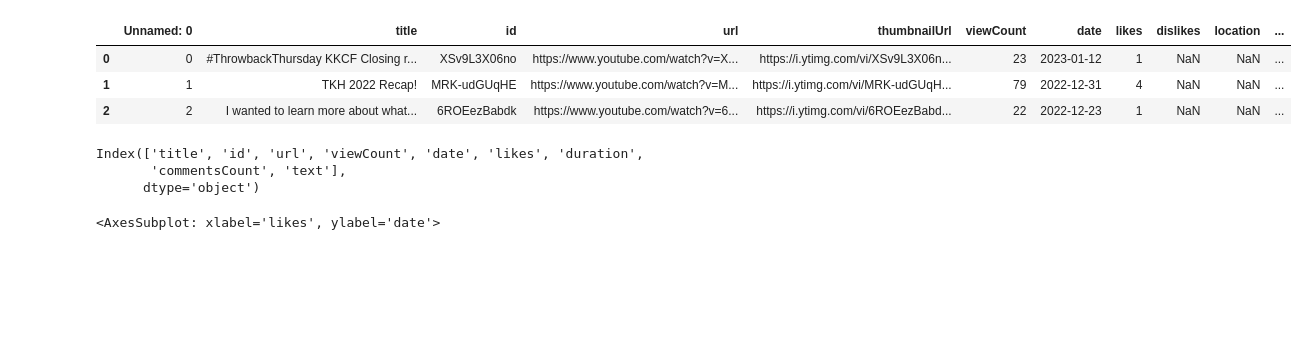
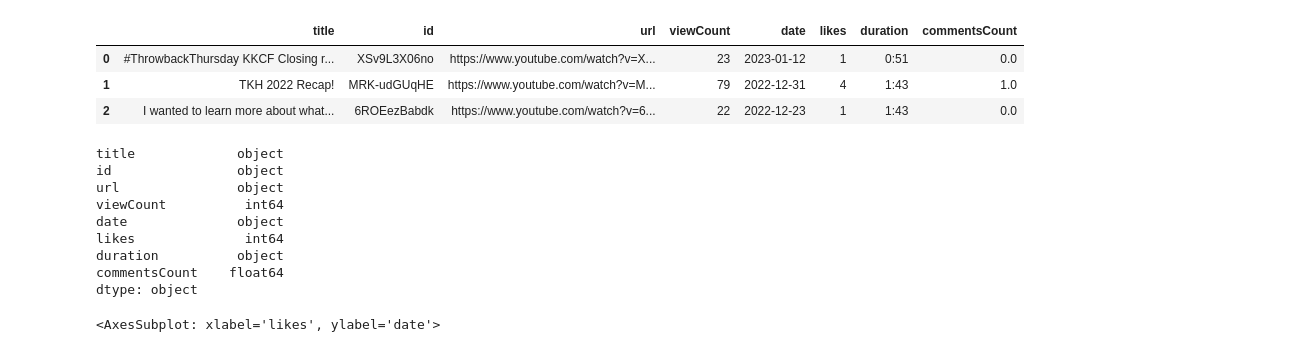
Before and after one commit to tpham16/TKH-Social-Media-Engagement-Analytics, a Jupyter notebook: mvp/youtube_eda.ipynb, the cells around one changed output. Drawn from its saved outputs; the diff is of its cells as text; code cells hidden in the pictures; blank space fills up the shorter version.

```diff
--- a/mvp/youtube_eda.ipynb
+++ b/mvp/youtube_eda.ipynb
@@ -1,12 +1,13 @@
 # %%
 import pandas as pd
 
 data = pd.read_csv(r'C:\Users\jonna\Desktop\TKH\TKH-Social-Media-Engagement-Analytics\data\youtube_data.csv')
+data = df.loc[:, ~df.columns.str.contains('^Unnamed')]
 data.head(3)
 # %% [output]
-|  | Unnamed: 0 | title | id | url | thumbnailUrl | viewCount | date | likes | dislikes | location | ... |
-| 0 | 0 | #ThrowbackThursday KKCF Closing r... | XSv9L3X06no | https://www.youtube.com/watch?v=X... | https://i.ytimg.com/vi/XSv9L3X06n... | 23 | 2023-01-12 | 1 | NaN | NaN | ... |
-| 1 | 1 | TKH 2022 Recap! | MRK-udGUqHE | https://www.youtube.com/watch?v=M... | https://i.ytimg.com/vi/MRK-udGUqH... | 79 | 2022-12-31 | 4 | NaN | NaN | ... |
-| 2 | 2 | I wanted to learn more about what... | 6ROEezBabdk | https://www.youtube.com/watch?v=6... | https://i.ytimg.com/vi/6ROEezBabd... | 22 | 2022-12-23 | 1 | NaN | NaN | ... |
+|  | title | id | url | viewCount | date | likes | duration | commentsCount |
+| 0 | #ThrowbackThursday KKCF Closing r... | XSv9L3X06no | https://www.youtube.com/watch?v=X... | 23 | 2023-01-12 | 1 | 0:51 | 0.0 |
+| 1 | TKH 2022 Recap! | MRK-udGUqHE | https://www.youtube.com/watch?v=M... | 79 | 2022-12-31 | 4 | 1:43 | 1.0 |
+| 2 | I wanted to learn more about what... | 6ROEezBabdk | https://www.youtube.com/watch?v=6... | 22 | 2022-12-23 | 1 | 1:43 | 0.0 |
 # %%
 #Cleaning dataframe
@@ -15,9 +16,15 @@ df.to_csv(r'C:\Users\jonna\Desktop\TKH\TKH-Social-Media-Engagement-Analytics\dat
 # %%
-df.columns
+df.dtypes
 # %% [output]
-Index(['title', 'id', 'url', 'viewCount', 'date', 'likes', 'duration',
-       'commentsCount', 'text'],
-      dtype='object')
+title             object
+id                object
+url               object
+viewCount          int64
+date              object
+likes              int64
+duration          object
+commentsCount    float64
+dtype: object
 # %%
 import seaborn as sns
 import matplotlib.pyplot as plt
```
Also changed, not shown: parts of 1 cell of this notebook, 5 other files.
